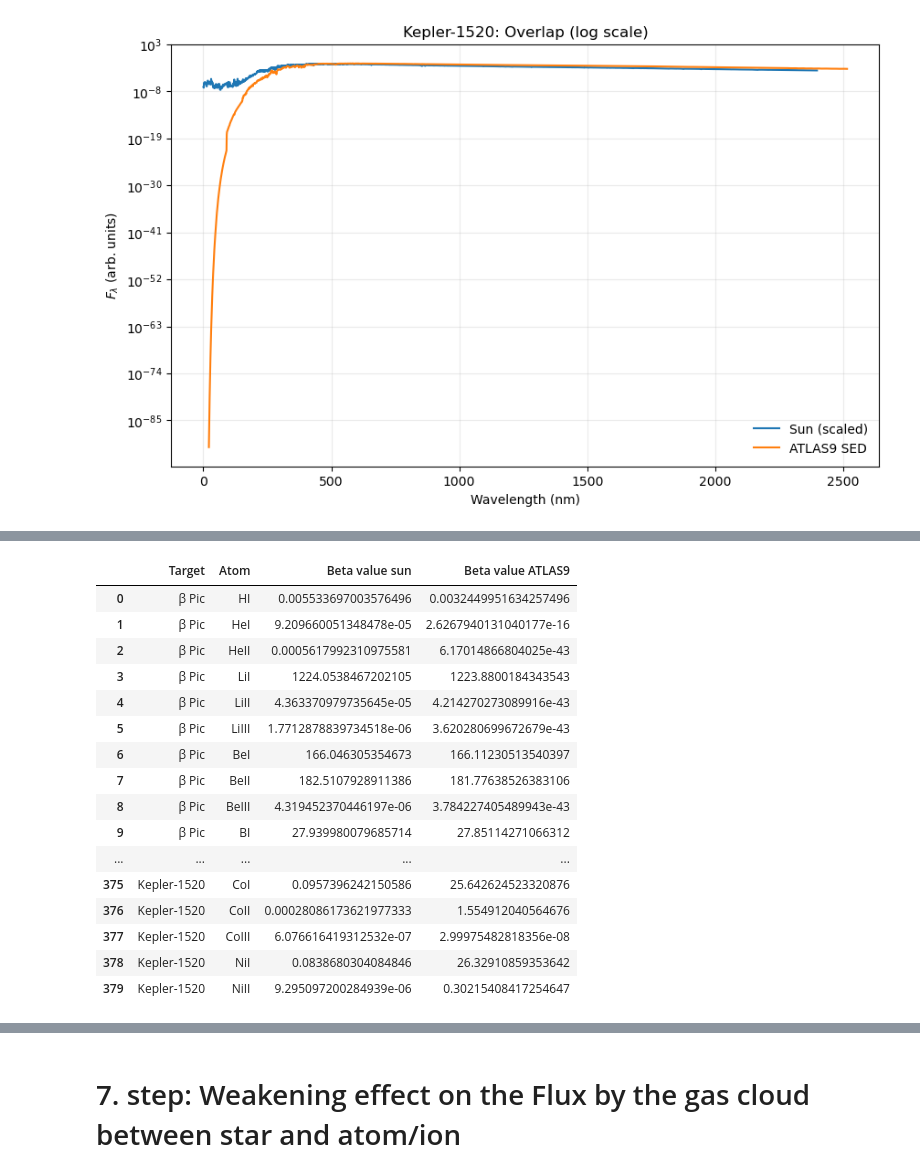
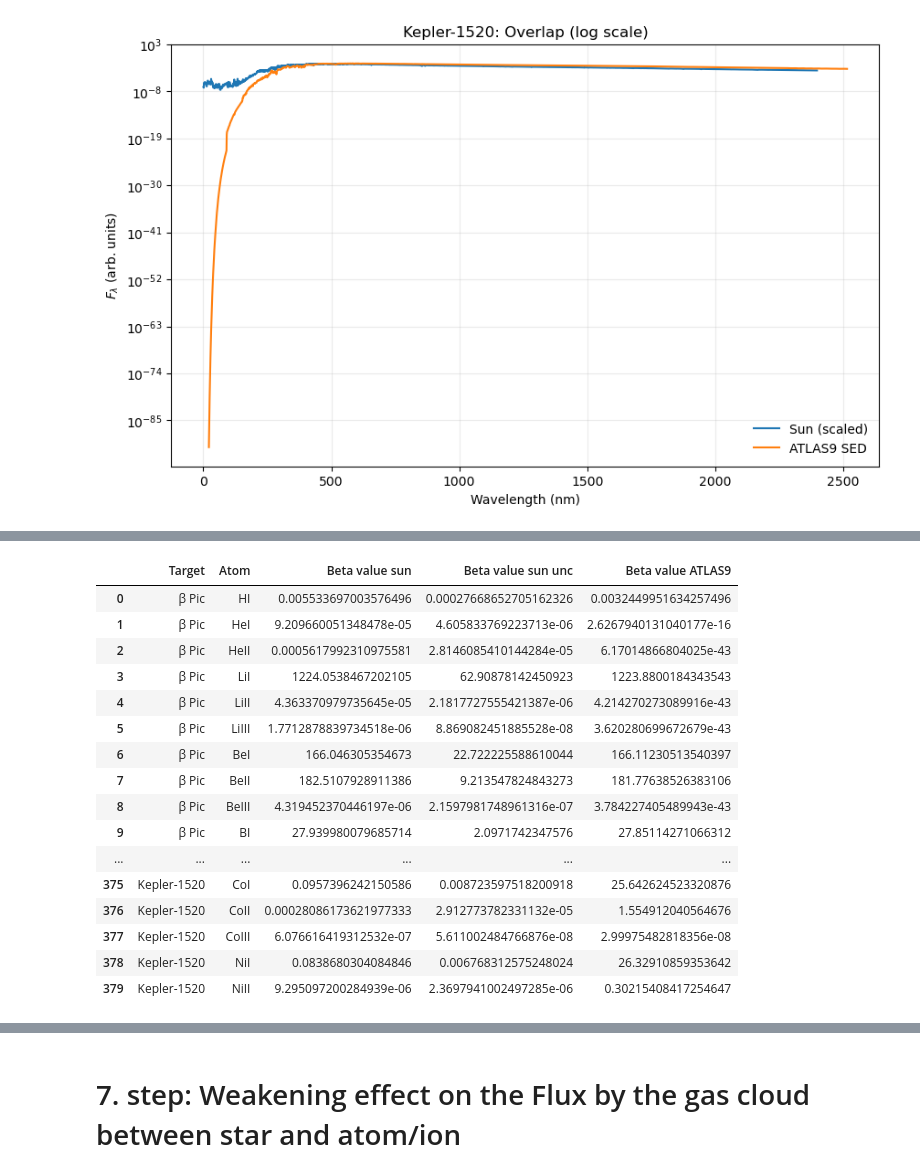
Before and after one commit to Drannu/Betaratio, a Jupyter notebook: Main_notebook.ipynb, the cells around one changed output, grey strips where cells are left out. Drawn from its saved outputs; the diff is of its cells as text; code cells hidden in the pictures.

```diff
--- a/Main_notebook.ipynb
+++ b/Main_notebook.ipynb
@@ -1199,44 +1221,44 @@ for (nm_t, f_t, scale, lab) in zip(nm_chosen, Flambda_chosen, scales, labels):
 # %%
 import pandas as pd
 
 results = []
 
 for (lab, eq1) in zip(labels, eq1_chosen):
 
     # --- β calculation ---
     beta_vals, beta_unc = beta_func(combined_spec[lab]["nm"],combined_spec[lab]["F_combined"], eq1)
 
     for atom, beta_val, beta_err, betabpic in zip(el_name, beta_vals, beta_unc, beta_valuesbpic):
         results.append({
             "Target": lab,
             "Atom": atom,
             "Beta value sun": beta_val,
-            #"Beta value sun unc": beta_err,
+            "Beta value sun unc": beta_err,
             "Beta value ATLAS9": betabpic
         })
 
 # Create the DataFrame
 df_beta_all = pd.DataFrame(results)
 df_beta_all = df_beta_all.astype(str)  # if you want everything as strings like your df6
 df_beta_all
 # %% [output]
-|  | Target | Atom | Beta value sun | Beta value ATLAS9 |
-| 0 | β Pic | HI | 0.005533697003576496 | 0.0032449951634257496 |
-| 1 | β Pic | HeI | 9.209660051348478e-05 | 2.6267940131040177e-16 |
-| 2 | β Pic | HeII | 0.0005617992310975581 | 6.17014866804025e-43 |
-| 3 | β Pic | LiI | 1224.0538467202105 | 1223.8800184343543 |
-| 4 | β Pic | LiII | 4.363370979735645e-05 | 4.214270273089916e-43 |
-| 5 | β Pic | LiIII | 1.7712878839734518e-06 | 3.620280699672679e-43 |
-| 6 | β Pic | BeI | 166.046305354673 | 166.11230513540397 |
-| 7 | β Pic | BeII | 182.5107928911386 | 181.77638526383106 |
-| 8 | β Pic | BeIII | 4.319452370446197e-06 | 3.784227405489943e-43 |
-| 9 | β Pic | BI | 27.939980079685714 | 27.85114271066312 |
-| ... | ... | ... | ... | ... |
-| 375 | Kepler-1520 | CoI | 0.0957396242150586 | 25.642624523320876 |
-| 376 | Kepler-1520 | CoII | 0.00028086173621977333 | 1.554912040564676 |
-| 377 | Kepler-1520 | CoIII | 6.076616419312532e-07 | 2.99975482818356e-08 |
-| 378 | Kepler-1520 | NiI | 0.0838680304084846 | 26.32910859353642 |
-| 379 | Kepler-1520 | NiII | 9.295097200284939e-06 | 0.30215408417254647 |
+|  | Target | Atom | Beta value sun | Beta value sun unc | Beta value ATLAS9 |
+| 0 | β Pic | HI | 0.005533697003576496 | 0.00027668652705162326 | 0.0032449951634257496 |
+| 1 | β Pic | HeI | 9.209660051348478e-05 | 4.605833769223713e-06 | 2.6267940131040177e-16 |
+| 2 | β Pic | HeII | 0.0005617992310975581 | 2.8146085410144284e-05 | 6.17014866804025e-43 |
+| 3 | β Pic | LiI | 1224.0538467202105 | 62.90878142450923 | 1223.8800184343543 |
+| 4 | β Pic | LiII | 4.363370979735645e-05 | 2.1817727555421387e-06 | 4.214270273089916e-43 |
+| 5 | β Pic | LiIII | 1.7712878839734518e-06 | 8.869082451885528e-08 | 3.620280699672679e-43 |
+| 6 | β Pic | BeI | 166.046305354673 | 22.722225588610044 | 166.11230513540397 |
+| 7 | β Pic | BeII | 182.5107928911386 | 9.213547824843273 | 181.77638526383106 |
+| 8 | β Pic | BeIII | 4.319452370446197e-06 | 2.1597981748961316e-07 | 3.784227405489943e-43 |
+| 9 | β Pic | BI | 27.939980079685714 | 2.0971742347576 | 27.85114271066312 |
+| ... | ... | ... | ... | ... | ... |
+| 375 | Kepler-1520 | CoI | 0.0957396242150586 | 0.008723597518200918 | 25.642624523320876 |
+| 376 | Kepler-1520 | CoII | 0.00028086173621977333 | 2.912773782331132e-05 | 1.554912040564676 |
+| 377 | Kepler-1520 | CoIII | 6.076616419312532e-07 | 5.611002484766876e-08 | 2.99975482818356e-08 |
+| 378 | Kepler-1520 | NiI | 0.0838680304084846 | 0.006768312575248024 | 26.32910859353642 |
+| 379 | Kepler-1520 | NiII | 9.295097200284939e-06 | 2.3697941002497285e-06 | 0.30215408417254647 |
 # %%
 import numpy as np
 import pandas as pd
```
Also changed, not shown: parts of 13 cells of this notebook.
